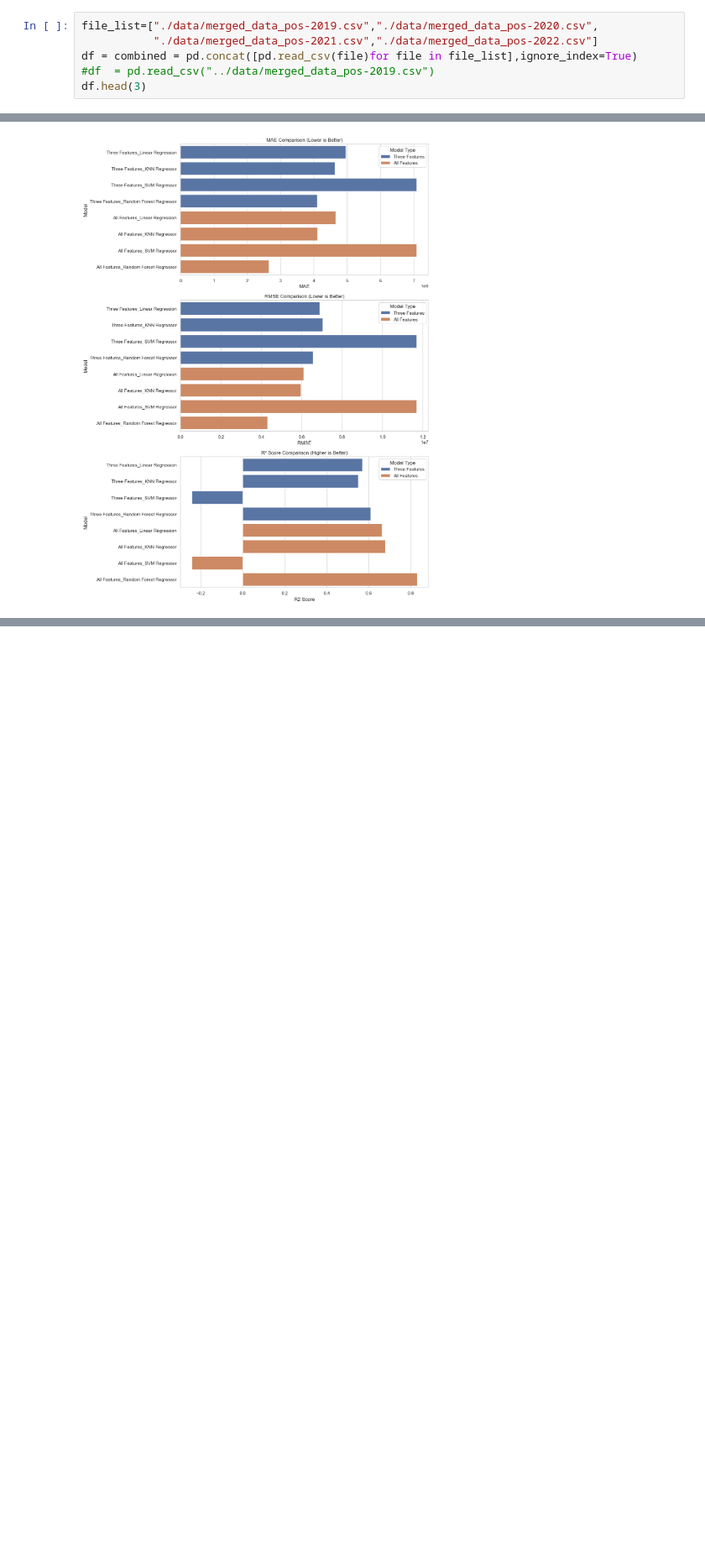
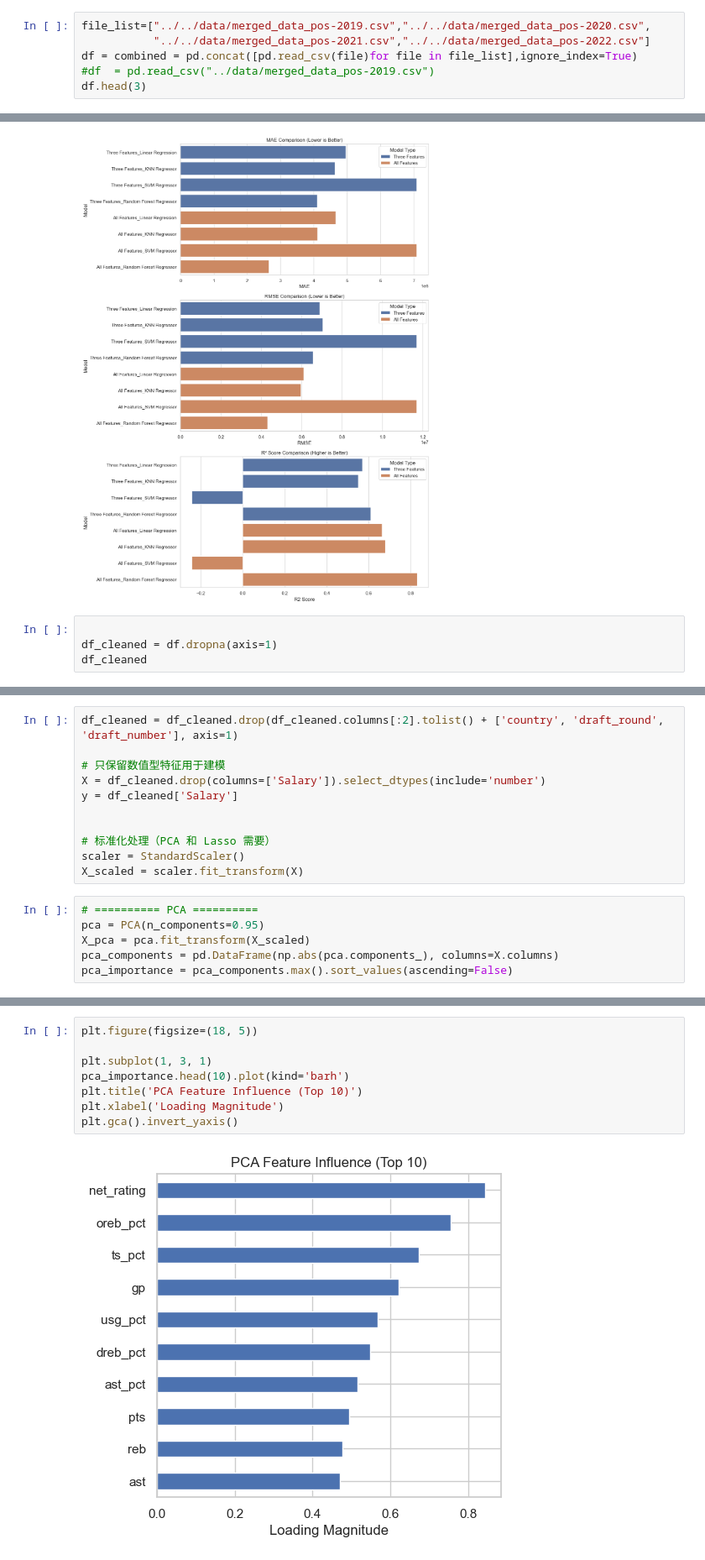
Before and after one commit to Ruiqi-Qian/NBA, a Jupyter notebook: model/Model.ipynb, the cells around one changed output, grey strips where cells are left out. Shown at 84% size. Cells and saved outputs as stored; diff of their text form; blank space fills up the shorter version.

```diff
--- a/model/Model.ipynb
+++ b/model/Model.ipynb
@@ -11,8 +11,8 @@ from sklearn.neighbors import KNeighborsRegressor
 from sklearn.ensemble import RandomForestRegressor
 from sklearn.svm import SVR
 # %%
-file_list=["./data/merged_data_pos-2019.csv","./data/merged_data_pos-2020.csv",
-           "./data/merged_data_pos-2021.csv","./data/merged_data_pos-2022.csv"]
+file_list=["../../data/merged_data_pos-2019.csv","../../data/merged_data_pos-2020.csv",
+           "../../data/merged_data_pos-2021.csv","../../data/merged_data_pos-2022.csv"]
 df = combined = pd.concat([pd.read_csv(file)for file in file_list],ignore_index=True)
 #df  = pd.read_csv("../data/merged_data_pos-2019.csv")
 df.head(3)
@@ -150,3 +154,7 @@ plt.tight_layout()
 plt.show()
 # %% [output]
 [figure]
+# %%
+
+df_cleaned = df.dropna(axis=1)
+df_cleaned
@@ -152,0 +183,17 @@ plt.show()
+# %%
+df_cleaned = df_cleaned.drop(df_cleaned.columns[:2].tolist() + ['country', 'draft_round', 'draft_number'], axis=1)
+
+# 只保留数值型特征用于建模
+X = df_cleaned.drop(columns=['Salary']).select_dtypes(include='number')
+y = df_cleaned['Salary']
+
+
+# 标准化处理（PCA 和 Lasso 需要）
+scaler = StandardScaler()
+X_scaled = scaler.fit_transform(X)
+# %%
+# ========== PCA ==========
+pca = PCA(n_components=0.95)
+X_pca = pca.fit_transform(X_scaled)
+pca_components = pd.DataFrame(np.abs(pca.components_), columns=X.columns)
+pca_importance = pca_components.max().sort_values(ascending=False)
@@ -152,0 +211,10 @@ plt.show()
+# %%
+plt.figure(figsize=(18, 5))
+
+plt.subplot(1, 3, 1)
+pca_importance.head(10).plot(kind='barh')
+plt.title('PCA Feature Influence (Top 10)')
+plt.xlabel('Loading Magnitude')
+plt.gca().invert_yaxis()
+# %% [output]
+[figure, added]
```
Also changed, not shown: parts of 10 cells of this notebook, 10 other files.
